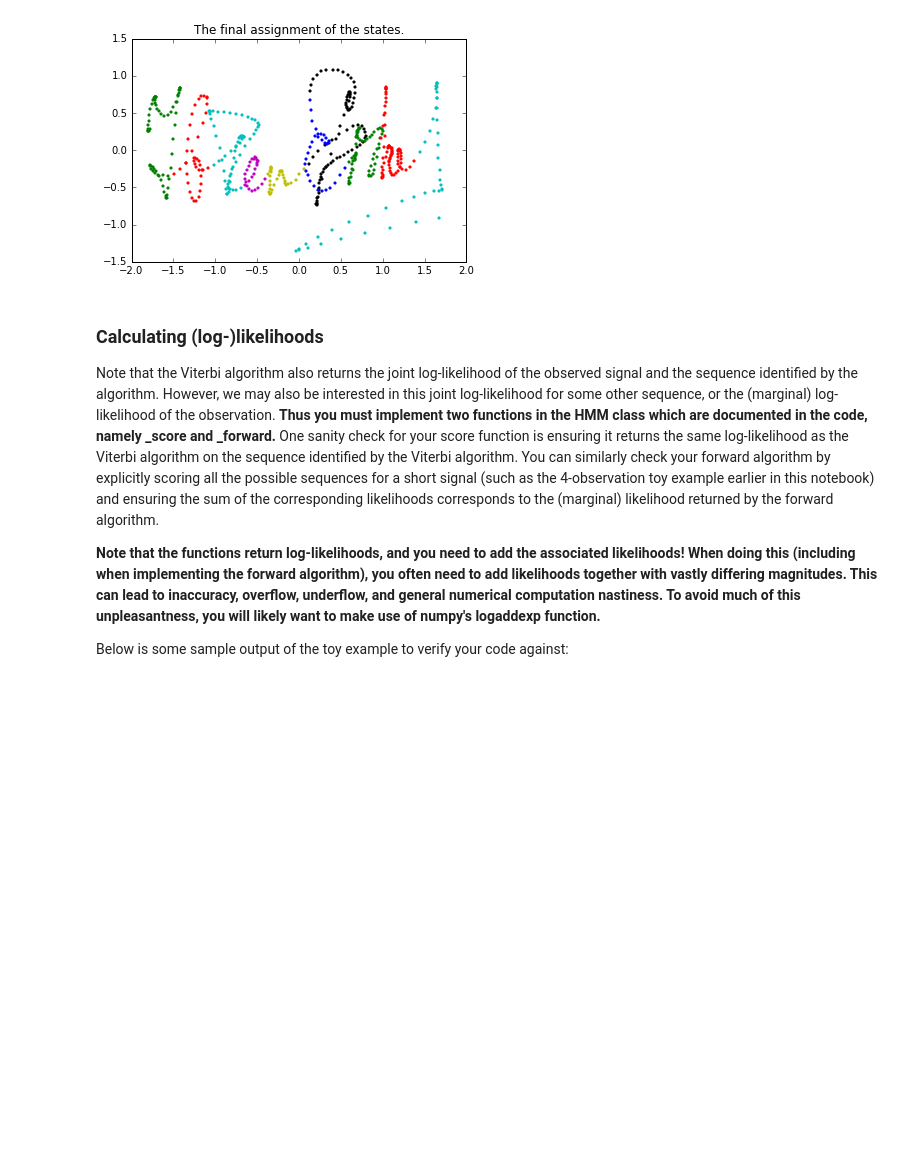
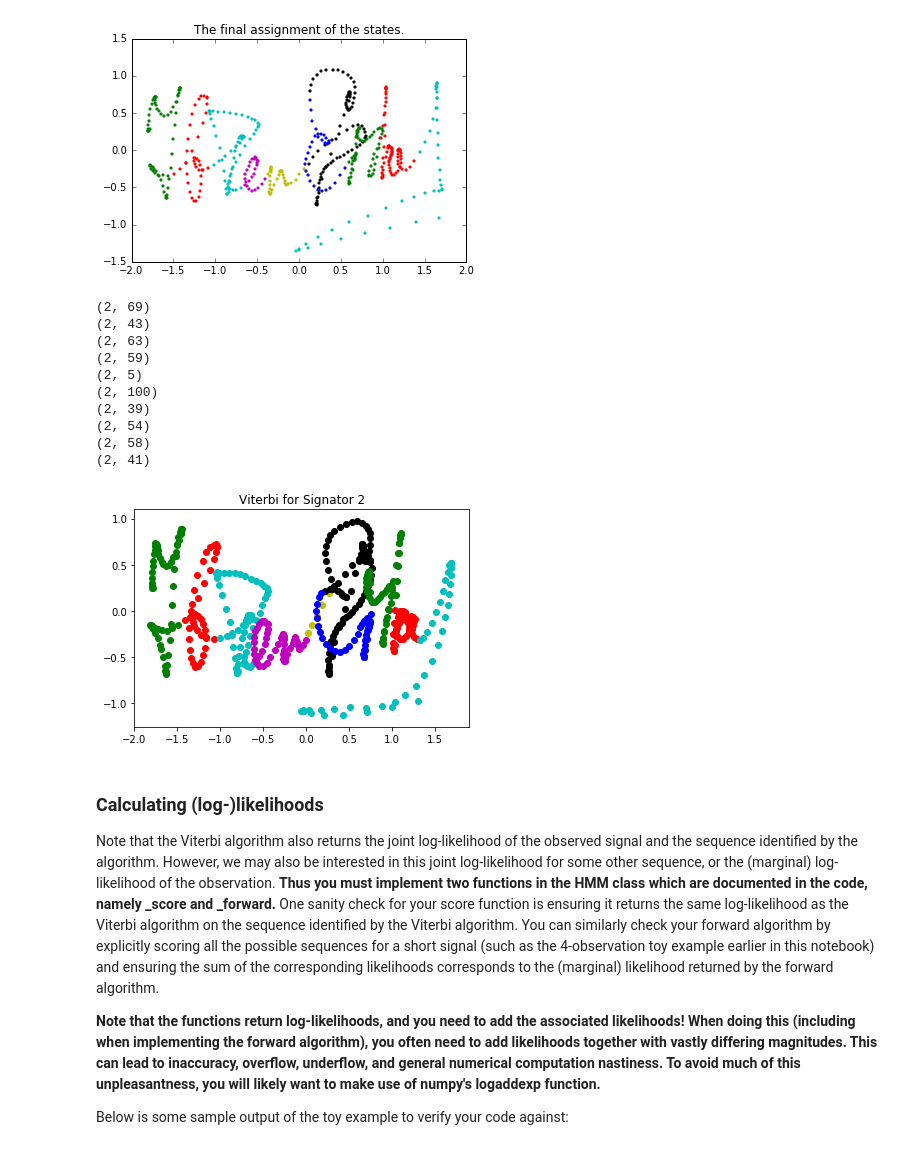
Before and after one commit to pietergoos/Stellenbosch-University, a Jupyter notebook: CS315 Machine Learn/Assignment 4/src/HMM.ipynb, the cells around one changed output. Cells and saved outputs as stored; diff of their text form; code cells hidden in the pictures; blank space fills up the shorter version.

```diff
--- a/CS315 Machine Learn/Assignment 4/src/HMM.ipynb
+++ b/CS315 Machine Learn/Assignment 4/src/HMM.ipynb
@@ -232,11 +246,12 @@ def get_signer_data(signer_num, num_features=2, num_test=12):
         length.append(sign[i+1].shape[1])
     return data, length
 
+n_states = 10
 sign_models = []
 for signer in range(5):
     sign_hmm = HMM()
     data, length = get_signer_data(signer+1)
-    sign_hmm.fit(data, length, 5)
+    sign_hmm.fit(data, length, n_states)
     sign_models.append(sign_hmm)
 # %% [markdown]
 ### Sampling from an HMM
@@ -273,3 +291,40 @@ display(Image(filename='../resources/images/hmm1.png'))
+# %%
+# TODO: INSERT CODE FOR ABOVE INSTRUCTION HERE
+signs = []
+for i in np.arange(5):
+    sign = read_signatures('../resources/data/signatures/sign%d/*.txt' % (i+1))
+    signs.append([])
+    for j in np.arange(3, 15):
+        signs[-1].append(sign_norm(sign[j][:2, :]))
+
+figcount = 0
+def plot_sig_viterbi(signator):
+    global figcount
+    figcount += 1
+    points = signs[signator-1][0]
+    seq, ll = sign_models[signator-1].viterbi(signs[signator-1][0])
+    plt.title('Viterbi for Signator %d' % signator)
+    for i in np.arange(n_states):
+        col = col_list[i % len(col_list)]
+        point_set = points[:, seq == i]
+        print(point_set.shape)
+        plt.scatter(point_set[0, :], point_set[1, :], color=col)
+
+signators = [2]
+for signator in signators:
+    plot_sig_viterbi(signator)
+# %% [output]
+(2, 69)
+(2, 43)
+(2, 63)
+(2, 59)
+(2, 5)
+(2, 100)
+(2, 39)
+(2, 54)
+(2, 58)
+(2, 41)
+[figure, added]
 # %% [markdown]
 ### Calculating (log-)likelihoods
 
```
Also changed, not shown: parts of 9 cells of this notebook, 1 other file.
